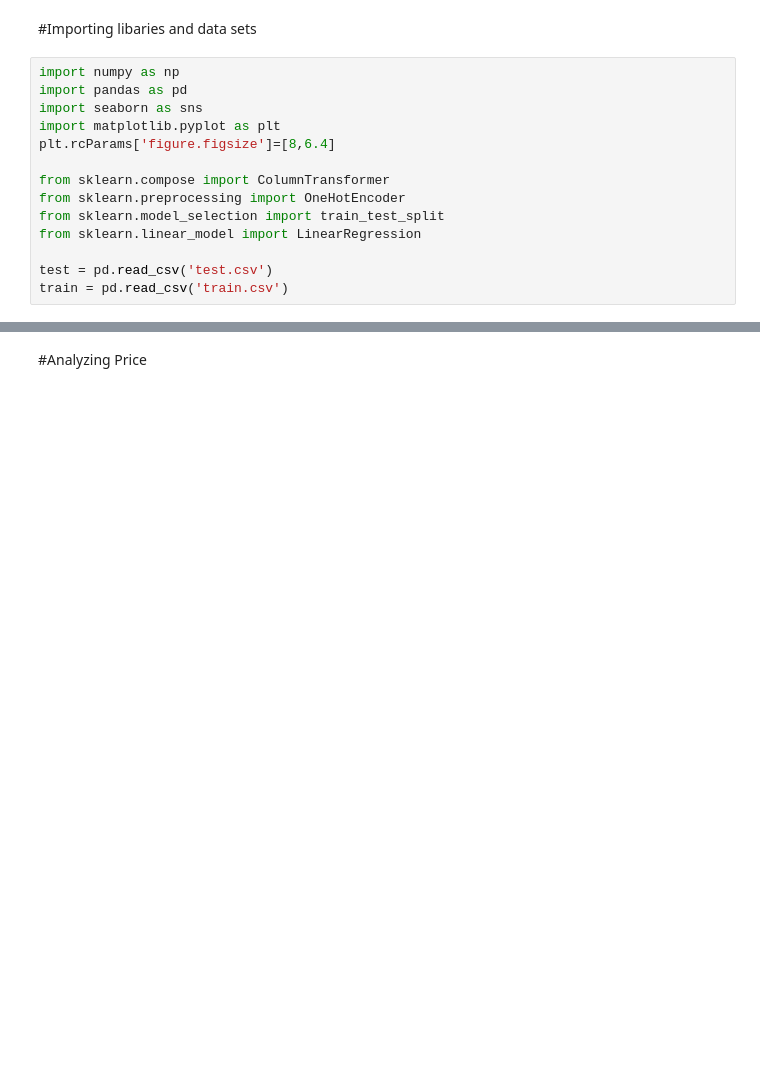
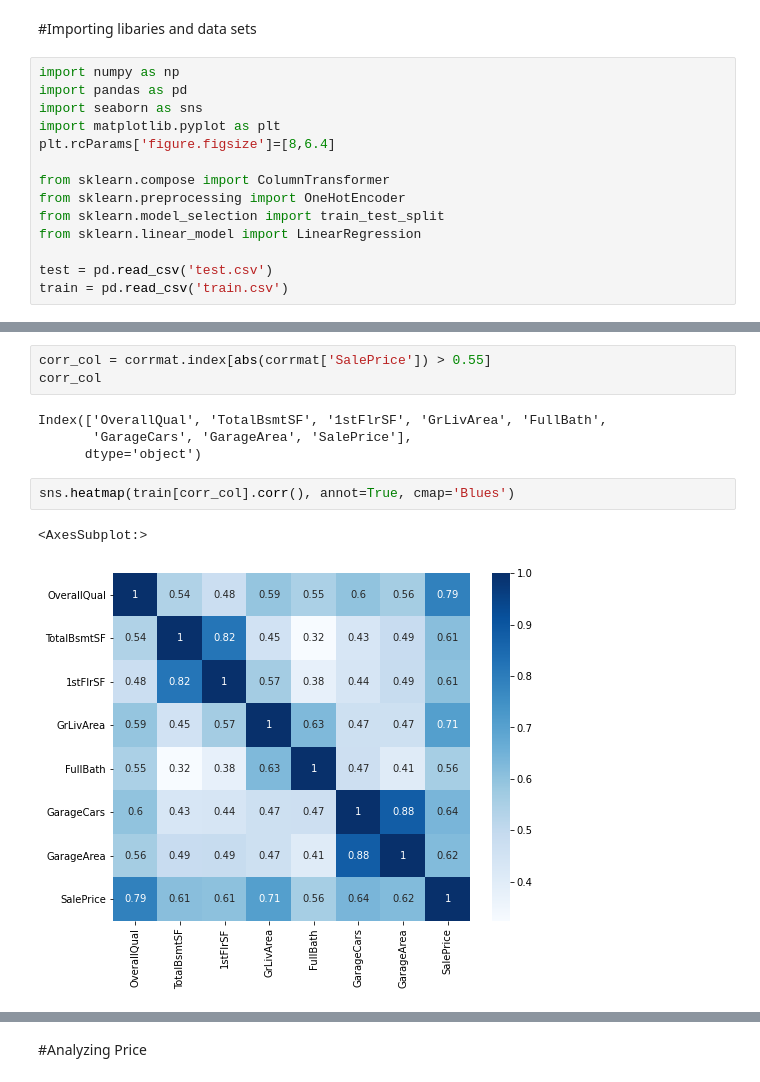
Before and after one commit to mrnguyener21/House-Prices-Analysis, a Jupyter notebook: house_prices_ml.ipynb, the cells around one changed output, grey strips where cells are left out. Saved outputs shown, nothing was run; the diff lists cells and outputs as text; blank space fills up the shorter version.

```diff
--- a/house_prices_ml.ipynb
+++ b/house_prices_ml.ipynb
@@ -73,0 +50,12 @@ Length: 81, dtype: int64
+# %%
+corr_col = corrmat.index[abs(corrmat['SalePrice']) > 0.55]
+corr_col
+# %% [output]
+Index(['OverallQual', 'TotalBsmtSF', '1stFlrSF', 'GrLivArea', 'FullBath',
+       'GarageCars', 'GarageArea', 'SalePrice'],
+      dtype='object')
+# %%
+sns.heatmap(train[corr_col].corr(), annot=True, cmap='Blues')
+# %% [output]
+<AxesSubplot:>
+[figure, added]
```
Also changed, not shown: parts of 11 cells of this notebook.
